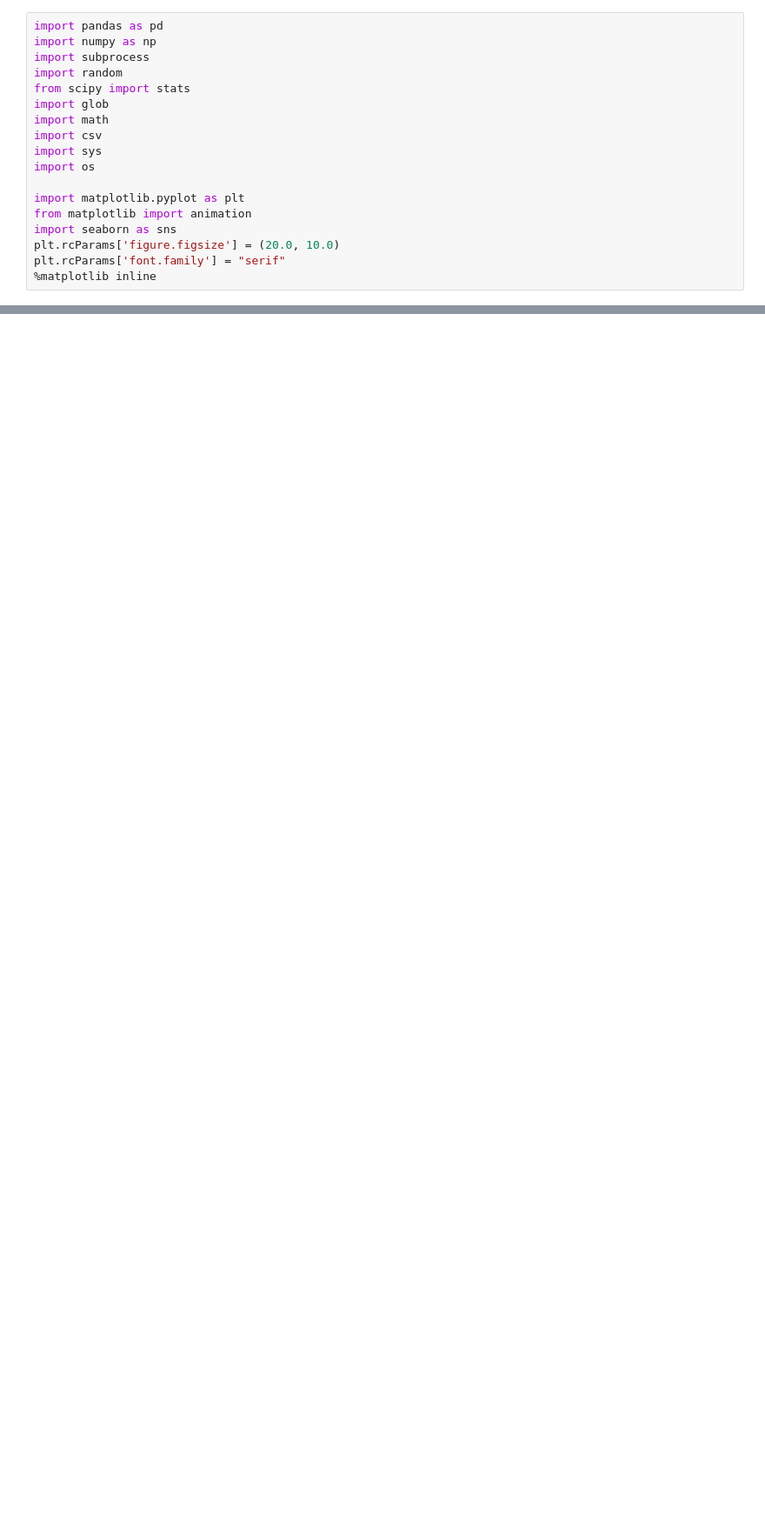
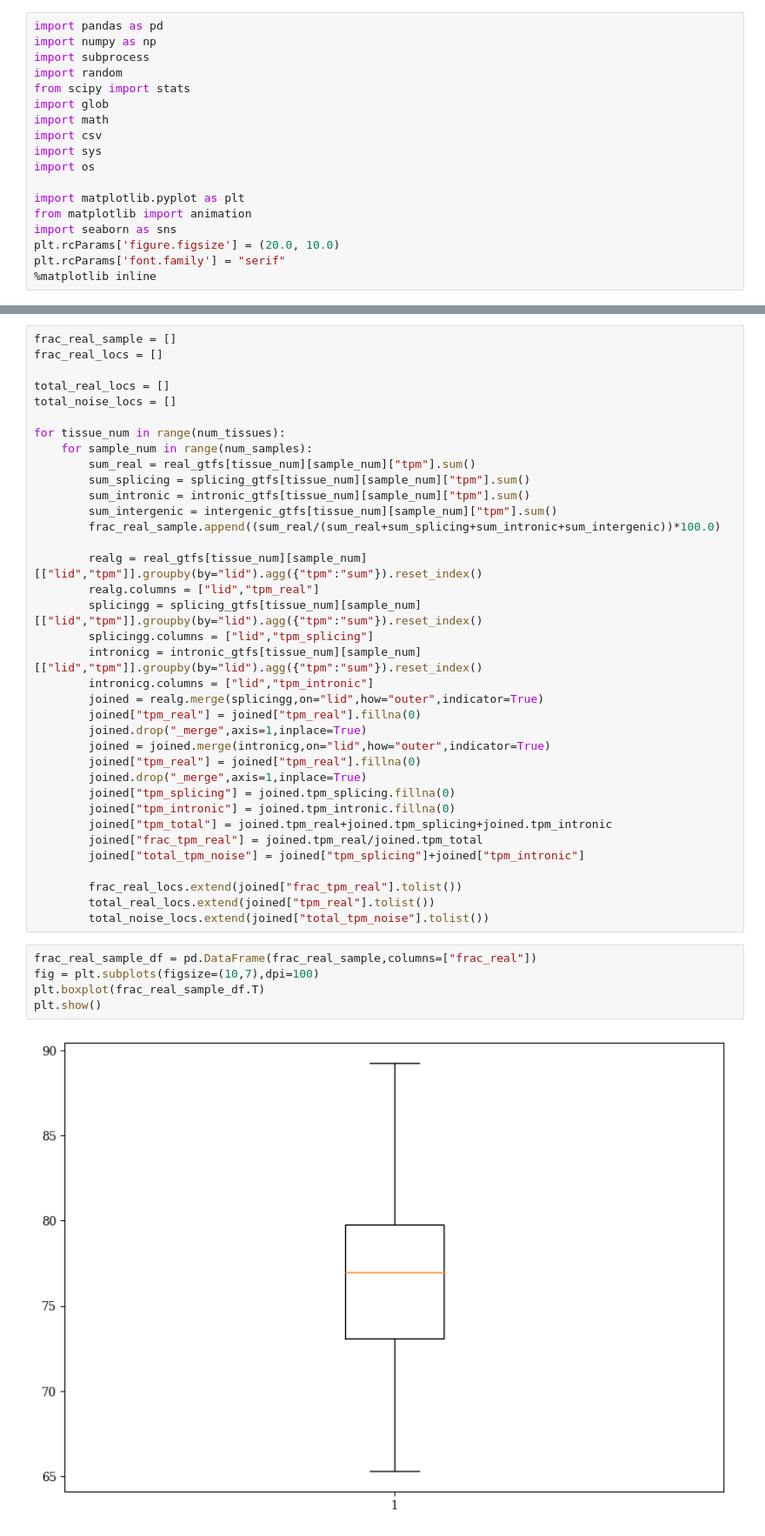
Before and after one commit to alevar/tx_noise, a Jupyter notebook: simulation_stage5_results.ipynb, the cells around one changed output, grey strips where cells are left out. Shown at 87% size. Drawn from its saved outputs; the diff is of its cells as text; blank space fills up the shorter version.

```diff
--- a/simulation_stage5_results.ipynb
+++ b/simulation_stage5_results.ipynb
@@ -104,0 +183,43 @@ number of pol transcripts: 3610
+# %%
+frac_real_sample = []
+frac_real_locs = []
+
+total_real_locs = []
+total_noise_locs = []
+
+for tissue_num in range(num_tissues):
+    for sample_num in range(num_samples):
+        sum_real = real_gtfs[tissue_num][sample_num]["tpm"].sum()
+        sum_splicing = splicing_gtfs[tissue_num][sample_num]["tpm"].sum()
+        sum_intronic = intronic_gtfs[tissue_num][sample_num]["tpm"].sum()
+        sum_intergenic = intergenic_gtfs[tissue_num][sample_num]["tpm"].sum()
+        frac_real_sample.append((sum_real/(sum_real+sum_splicing+sum_intronic+sum_intergenic))*100.0)
+
+        realg = real_gtfs[tissue_num][sample_num][["lid","tpm"]].groupby(by="lid").agg({"tpm":"sum"}).reset_index()
+        realg.columns = ["lid","tpm_real"]
+        splicingg = splicing_gtfs[tissue_num][sample_num][["lid","tpm"]].groupby(by="lid").agg({"tpm":"sum"}).reset_index()
+        splicingg.columns = ["lid","tpm_splicing"]
+        intronicg = intronic_gtfs[tissue_num][sample_num][["lid","tpm"]].groupby(by="lid").agg({"tpm":"sum"}).reset_index()
+        intronicg.columns = ["lid","tpm_intronic"]
+        joined = realg.merge(splicingg,on="lid",how="outer",indicator=True)
+        joined["tpm_real"] = joined["tpm_real"].fillna(0)
+        joined.drop("_merge",axis=1,inplace=True)
+        joined = joined.merge(intronicg,on="lid",how="outer",indicator=True)
+        joined["tpm_real"] = joined["tpm_real"].fillna(0)
+        joined.drop("_merge",axis=1,inplace=True)
+        joined["tpm_splicing"] = joined.tpm_splicing.fillna(0)
+        joined["tpm_intronic"] = joined.tpm_intronic.fillna(0)
+        joined["tpm_total"] = joined.tpm_real+joined.tpm_splicing+joined.tpm_intronic
+        joined["frac_tpm_real"] = joined.tpm_real/joined.tpm_total
+        joined["total_tpm_noise"] = joined["tpm_splicing"]+joined["tpm_intronic"]
+
+        frac_real_locs.extend(joined["frac_tpm_real"].tolist())
+        total_real_locs.extend(joined["tpm_real"].tolist())
+        total_noise_locs.extend(joined["total_tpm_noise"].tolist())
+# %%
+frac_real_sample_df = pd.DataFrame(frac_real_sample,columns=["frac_real"])
+fig = plt.subplots(figsize=(10,7),dpi=100)
+plt.boxplot(frac_real_sample_df.T)
+plt.show()
+# %% [output]
+[figure, added]
```
Also changed, not shown: parts of 19 cells of this notebook, 6 other files.
